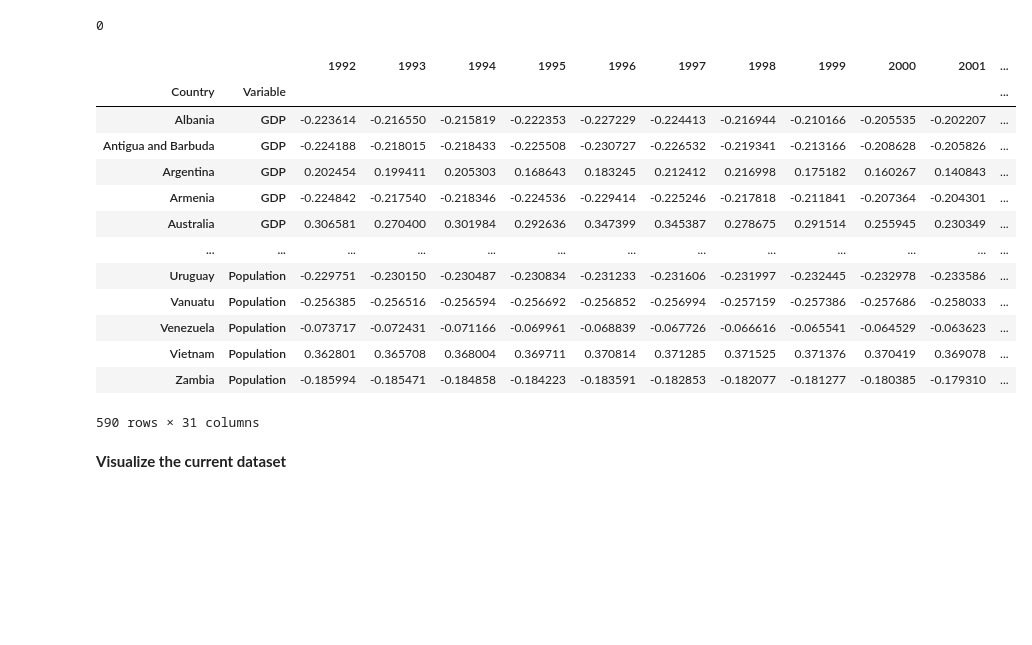
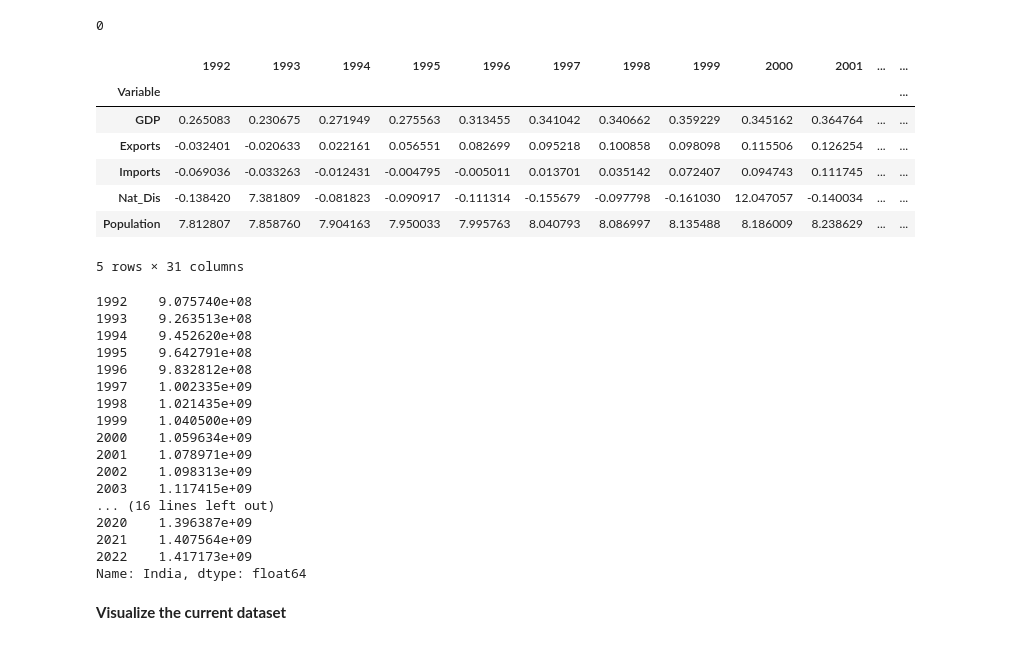
Before and after one commit to Monsieur-Bandana/data_science_clockmann, a Jupyter notebook: ClassProject2207.ipynb, the cells around one changed output. Saved outputs shown, nothing was run; the diff lists cells and outputs as text; code cells hidden in the pictures; blank space fills up the shorter version.

```diff
--- a/ClassProject2207.ipynb
+++ b/ClassProject2207.ipynb
@@ -514,22 +514,36 @@ data = data.swaplevel(0,1)
 # %%
 data.index.names = ['Country', 'Variable']
 # %%
-data
+data.loc["India"]
 # %% [output]
-|  |  | 1992 | 1993 | 1994 | 1995 | 1996 | 1997 | 1998 | 1999 | 2000 | 2001 | ... |
-| Country | Variable |  |  |  |  |  |  |  |  |  |  | ... |
-| Albania | GDP | -0.223614 | -0.216550 | -0.215819 | -0.222353 | -0.227229 | -0.224413 | -0.216944 | -0.210166 | -0.205535 | -0.202207 | ... |
-| Antigua and Barbuda | GDP | -0.224188 | -0.218015 | -0.218433 | -0.225508 | -0.230727 | -0.226532 | -0.219341 | -0.213166 | -0.208628 | -0.205826 | ... |
-| Argentina | GDP | 0.202454 | 0.199411 | 0.205303 | 0.168643 | 0.183245 | 0.212412 | 0.216998 | 0.175182 | 0.160267 | 0.140843 | ... |
-| Armenia | GDP | -0.224842 | -0.217540 | -0.218346 | -0.224536 | -0.229414 | -0.225246 | -0.217818 | -0.211841 | -0.207364 | -0.204301 | ... |
-| Australia | GDP | 0.306581 | 0.270400 | 0.301984 | 0.292636 | 0.347399 | 0.345387 | 0.278675 | 0.291514 | 0.255945 | 0.230349 | ... |
-| ... | ... | ... | ... | ... | ... | ... | ... | ... | ... | ... | ... | ... |
-| Uruguay | Population | -0.229751 | -0.230150 | -0.230487 | -0.230834 | -0.231233 | -0.231606 | -0.231997 | -0.232445 | -0.232978 | -0.233586 | ... |
-| Vanuatu | Population | -0.256385 | -0.256516 | -0.256594 | -0.256692 | -0.256852 | -0.256994 | -0.257159 | -0.257386 | -0.257686 | -0.258033 | ... |
-| Venezuela | Population | -0.073717 | -0.072431 | -0.071166 | -0.069961 | -0.068839 | -0.067726 | -0.066616 | -0.065541 | -0.064529 | -0.063623 | ... |
-| Vietnam | Population | 0.362801 | 0.365708 | 0.368004 | 0.369711 | 0.370814 | 0.371285 | 0.371525 | 0.371376 | 0.370419 | 0.369078 | ... |
-| Zambia | Population | -0.185994 | -0.185471 | -0.184858 | -0.184223 | -0.183591 | -0.182853 | -0.182077 | -0.181277 | -0.180385 | -0.179310 | ... |
+|  | 1992 | 1993 | 1994 | 1995 | 1996 | 1997 | 1998 | 1999 | 2000 | 2001 | ... | ... |
+| Variable |  |  |  |  |  |  |  |  |  |  |  | ... |
+| GDP | 0.265083 | 0.230675 | 0.271949 | 0.275563 | 0.313455 | 0.341042 | 0.340662 | 0.359229 | 0.345162 | 0.364764 | ... | ... |
+| Exports | -0.032401 | -0.020633 | 0.022161 | 0.056551 | 0.082699 | 0.095218 | 0.100858 | 0.098098 | 0.115506 | 0.126254 | ... | ... |
+| Imports | -0.069036 | -0.033263 | -0.012431 | -0.004795 | -0.005011 | 0.013701 | 0.035142 | 0.072407 | 0.094743 | 0.111745 | ... | ... |
+| Nat_Dis | -0.138420 | 7.381809 | -0.081823 | -0.090917 | -0.111314 | -0.155679 | -0.097798 | -0.161030 | 12.047057 | -0.140034 | ... | ... |
+| Population | 7.812807 | 7.858760 | 7.904163 | 7.950033 | 7.995763 | 8.040793 | 8.086997 | 8.135488 | 8.186009 | 8.238629 | ... | ... |
-590 rows × 31 columns
+5 rows × 31 columns
+# %%
+pop_clean_copy.loc["India"]
+# %% [output]
+1992    9.075740e+08
+1993    9.263513e+08
+1994    9.452620e+08
+1995    9.642791e+08
+1996    9.832812e+08
+1997    1.002335e+09
+1998    1.021435e+09
+1999    1.040500e+09
+2000    1.059634e+09
+2001    1.078971e+09
+2002    1.098313e+09
+2003    1.117415e+09
+... (16 lines left out)
+2020    1.396387e+09
+2021    1.407564e+09
+2022    1.417173e+09
+Name: India, dtype: float64
 # %% [markdown]
 **Visualize the current dataset**
 # %%
```
Also changed, not shown: parts of 2 cells of this notebook.
